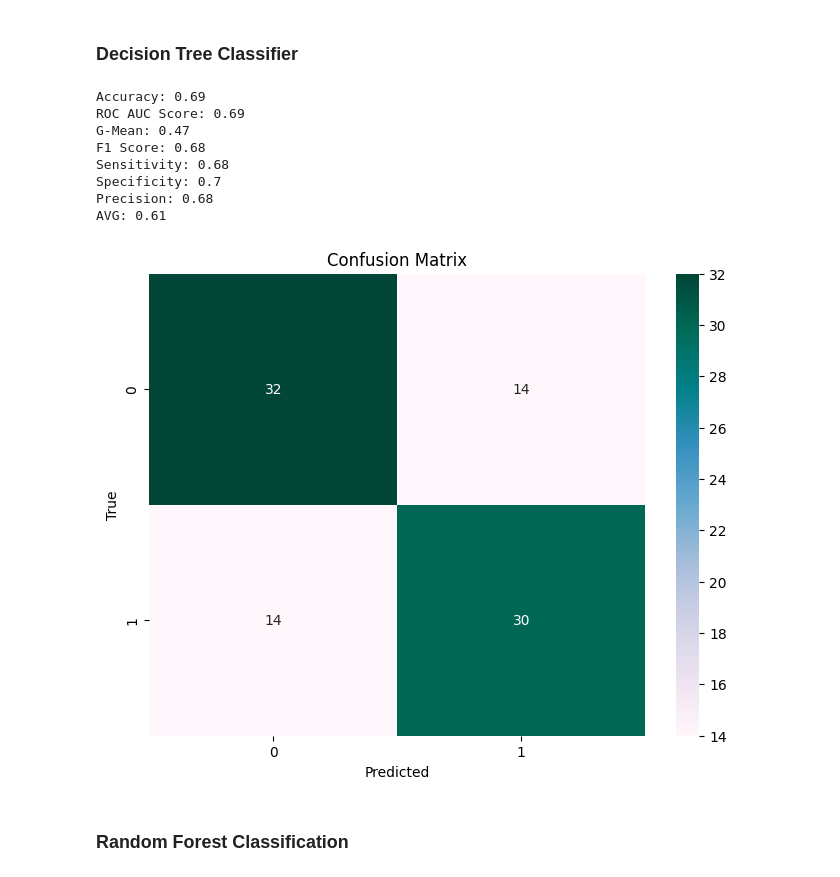
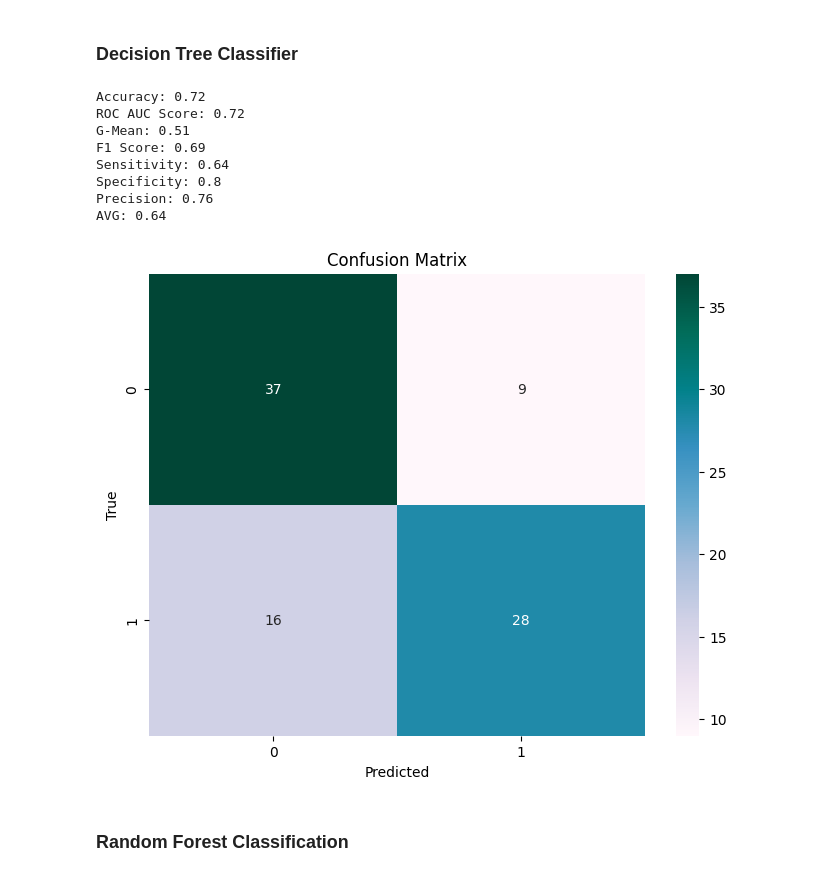
Before and after one commit to MrDomian/Heart-Disease-Risk-Prediction, a Jupyter notebook: Machine learning.ipynb, the cells around one changed output. Cells and saved outputs as stored; diff of their text form; code cells hidden in the pictures.

Commit message:
Function update for model results

```diff
--- a/Machine learning.ipynb
+++ b/Machine learning.ipynb
@@ -45,9 +45,9 @@ X_train, X_test, y_train, y_test = train_test_split(X, y, test_size=0.3, random_
 # %% [markdown]
 ### Standardization of Data
 # %%
-# scaler = StandardScaler()
-# X_train = scaler.fit_transform(X_train)
-# X_test = scaler.transform(X_test)
+scaler = StandardScaler()
+X_train = scaler.fit_transform(X_train)
+X_test = scaler.transform(X_test)
 # %% [markdown]
 ### Data Balancing
 # %%
@@ -92,21 +100,22 @@ AVG: 0.74
 # %% [markdown]
 ### Decision Tree Classifier
 # %%
-model = DecisionTreeClassifier(random_state=7)
+model = DecisionTreeClassifier()
 
-results, conf_matrix = train_model(model, X_train, X_test, y_train, y_test)
+y_pred = train_model(model, X_train, X_test, y_train)
+results, conf_matrix = generate_results(y_pred, y_test)
 display_results(results)
 display_confusion_matrix(conf_matrix)
 # %% [output]
-Accuracy: 0.69
-ROC AUC Score: 0.69
-G-Mean: 0.47
-F1 Score: 0.68
-Sensitivity: 0.68
-Specificity: 0.7
-Precision: 0.68
-AVG: 0.61
+Accuracy: 0.72
+ROC AUC Score: 0.72
+G-Mean: 0.51
+F1 Score: 0.69
+Sensitivity: 0.64
+Specificity: 0.8
+Precision: 0.76
+AVG: 0.64
-[figure, old version]
+[figure, new version]
 # %% [markdown]
 ### Random Forest Classification
 # %%
```
Also changed, not shown: parts of 8 cells of this notebook.
